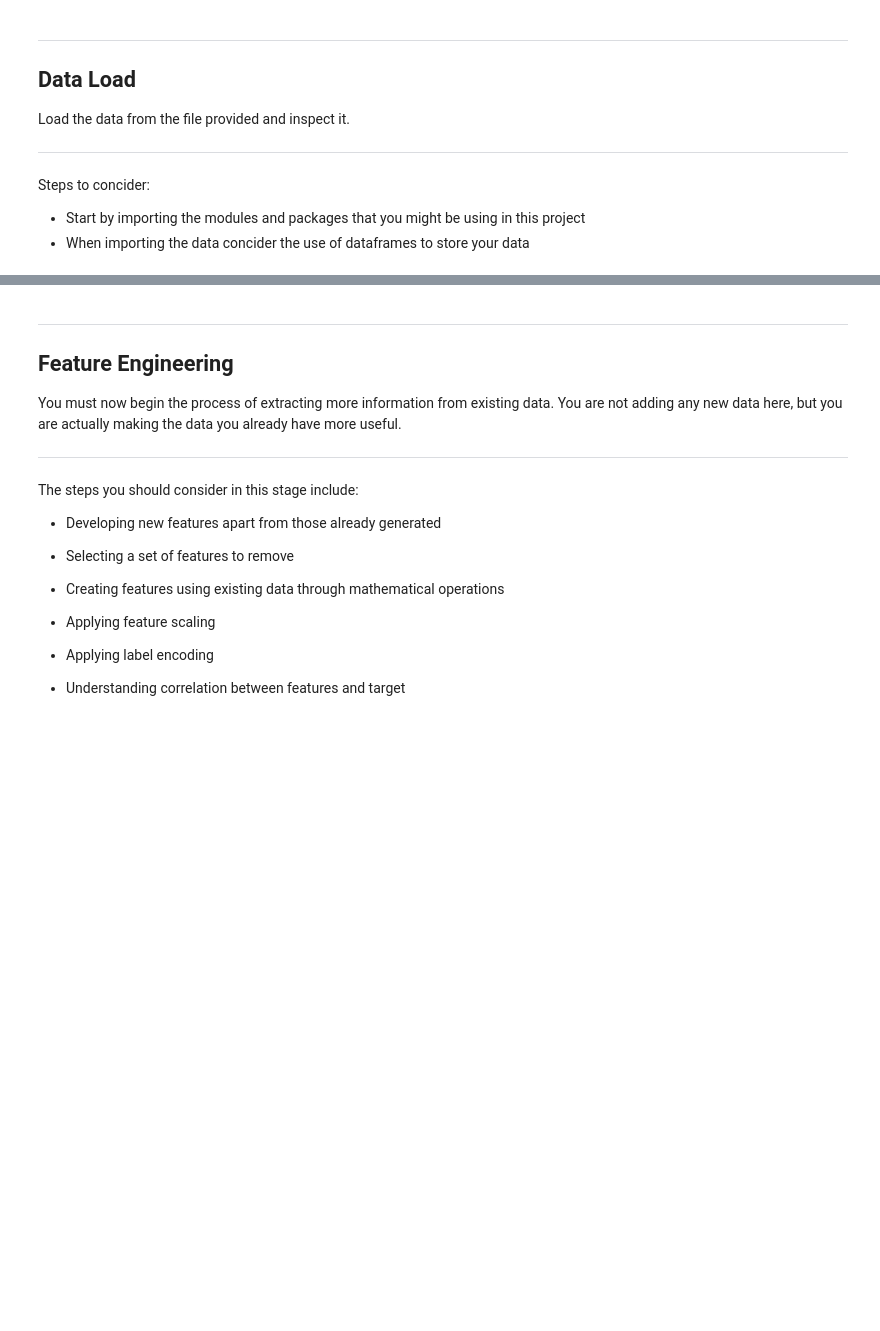
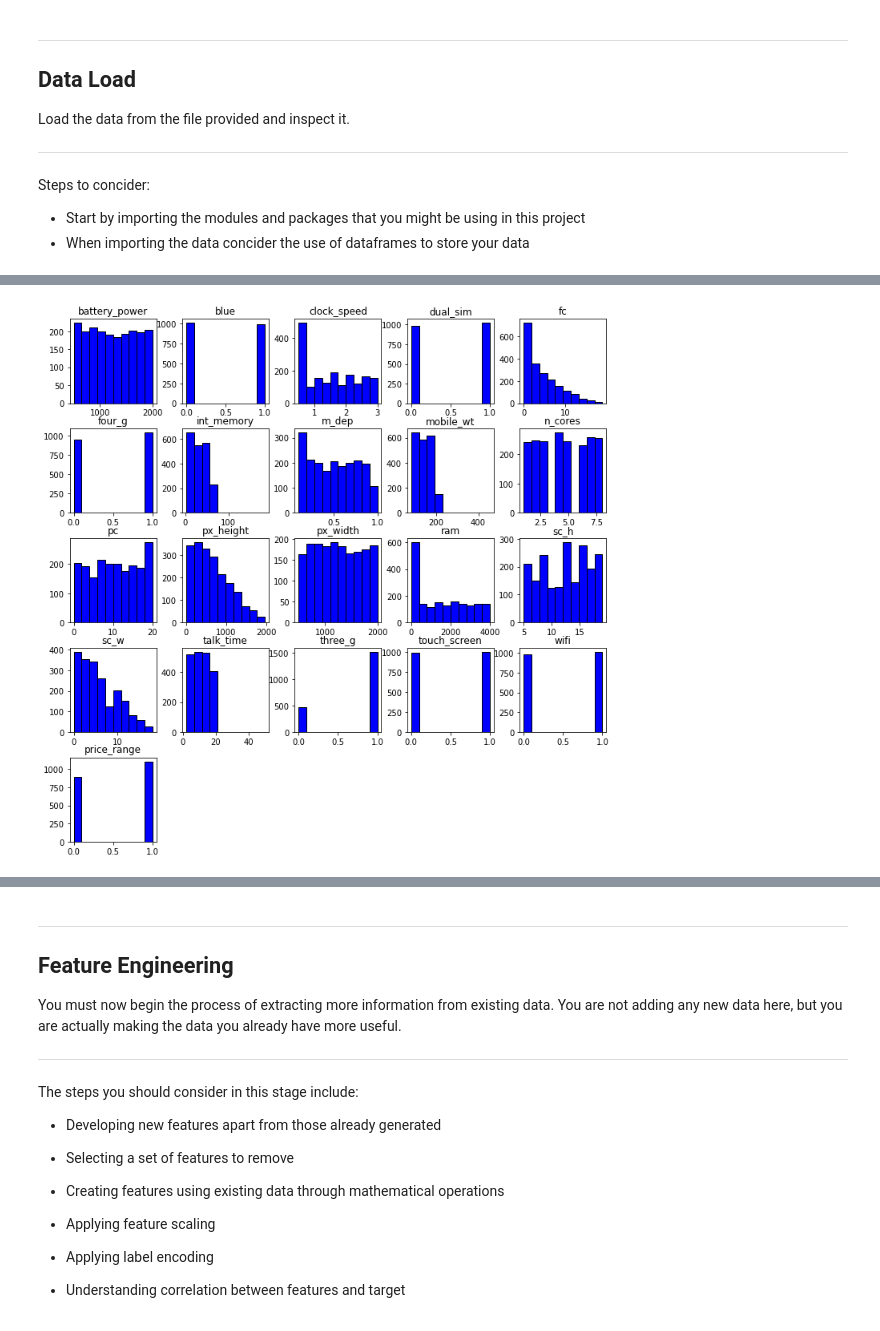
Before and after one commit to theLeague-AI/Harmony_2021, a Jupyter notebook: Competition_2021/Students/Otabek Mavlonov/mobile_price_competition_2021.ipynb, the cells around one changed output, grey strips where cells are left out. Cells and saved outputs as stored; diff of their text form; code cells hidden in the pictures; blank space fills up the shorter version.

```diff
--- a/Competition_2021/Students/Otabek Mavlonov/mobile_price_competition_2021.ipynb
+++ b/Competition_2021/Students/Otabek Mavlonov/mobile_price_competition_2021.ipynb
@@ -76,3 +76,14 @@ Load the data from the file provided and inspect it.
 Steps to concider:
 - Start by importing the modules and packages that you might be using in this project
 - When importing the data concider the use of dataframes to store your data
+# %%
+# Code for dataload
+import pandas as pd
+import numpy as np
+import matplotlib.pyplot as plt
+
+
+mobile_data_raw = pd.read_csv("mobile_data_raw.csv")
+
+pd.options.display.max_rows = 4000
+mobile_data_raw
@@ -78,0 +205,6 @@ Steps to concider:
+# %%
+# Histogram
+histograms = mobile_data_raw.hist(bins=10, figsize=(12,12), grid=False,
+        color='blue', edgecolor='black')
+# %% [output]
+[figure, added]
```
Also changed, not shown: parts of 47 cells of this notebook, 1 other file.
